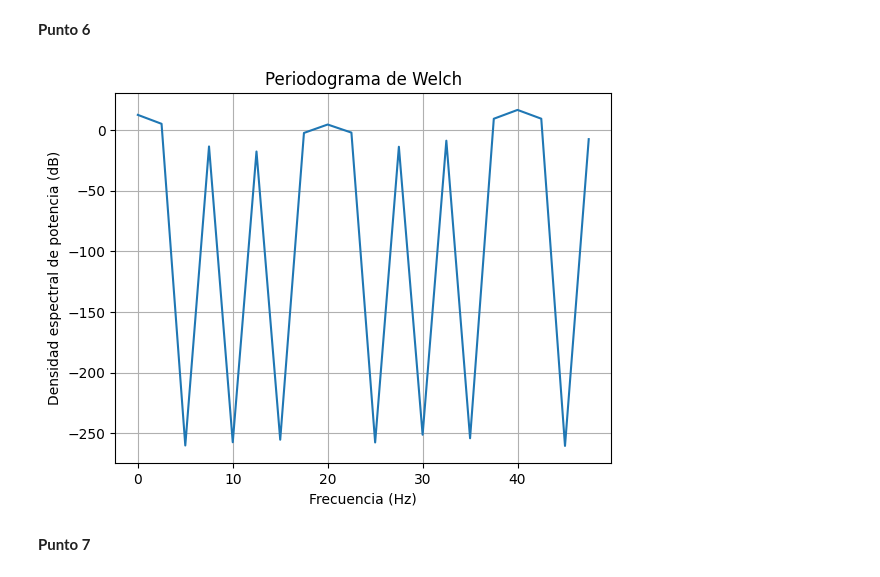
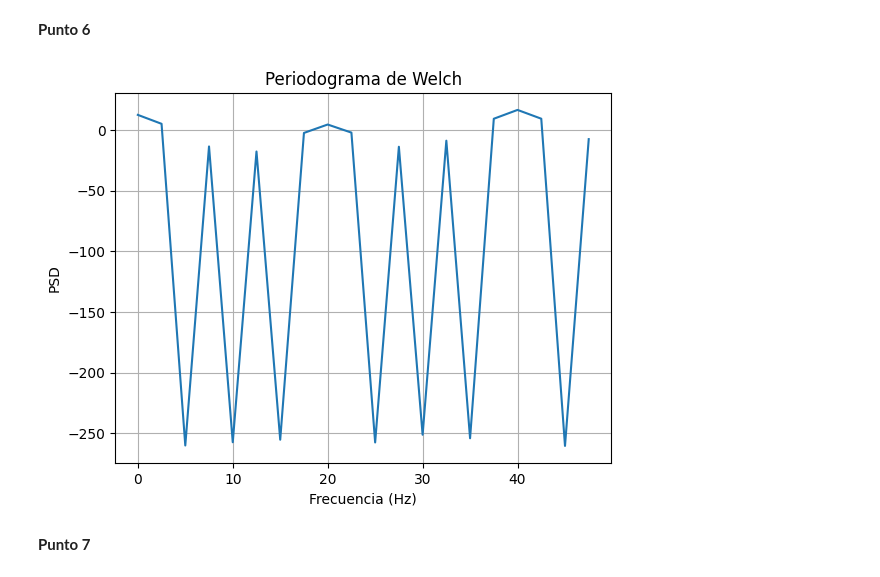
Before and after one commit to marianayarce1224/lab_biosenales, a Jupyter notebook: AnaMariaSeguro/Parcial_AnaMSeguro.ipynb, the cells around one changed output. Drawn from its saved outputs; the diff is of its cells as text; code cells hidden in the pictures.

```diff
--- a/AnaMariaSeguro/Parcial_AnaMSeguro.ipynb
+++ b/AnaMariaSeguro/Parcial_AnaMSeguro.ipynb
@@ -4,20 +4,18 @@
 **Punto 4**
 # %%
 import numpy as np
-import matplotlib.pyplot as plt
+import pandas as pd
 
+a = 7
+k = 2*(a+1)
 f = [20, 40]
-T_senal = 1/f[0] #El periodo de la señal x se define con la frecuencia menor
+fs = max(f)*2 + 20
+Ts = 1 / fs
+t = np.arange(0, 10, Ts)
 
-fs_adecuada = max(f)**2
-t = np.arange(0, T_senal + 1/fs_adecuada, 1/fs_adecuada)
-k = 16
+x_t = 4*np.sin(40*np.pi*t + np.pi/4) + k*np.cos(80*np.pi*t) + 5
 
-x_t = 4 * np.sin(40*np.pi*t + np.pi/4) + k*np.cos(80*np.pi*t) + 5
-
-plt.plot(t, x_t)
-plt.xlabel('Tiempo (s)')
-plt.ylabel('Amplitud')
-plt.title('Señal x(t)')
-plt.show()
+data = {"t (s)": t, "x(t)": x_t}
+muestras = pd.DataFrame(data)
+muestras.head()
 # %% [output]
@@ -50,24 +51,22 @@ def welch_periodogram(x, M, S, w):
 # %% [markdown]
 **Punto 6**
 # %%
-import matplotlib.pyplot as plt
-
 fs = 100
-t = np.arange(0, 10, 1 / fs)
-x = 4 * np.sin(40 * np.pi * t + np.pi / 4) + 16 * np.cos(80 * np.pi * t) + 5
+t = np.arange(0, 10, 1/fs)
+x_t = 4 * np.sin(40*np.pi*t + np.pi/4) + k*np.cos(80*np.pi*t) + 5
 
 M = 40
 S = 20
 w = np.bartlett(M)
 f, Pxx = welch_periodogram(x, M, S, w)
 
 plt.plot(f * fs, 10 * np.log10(Pxx))
 plt.title("Periodograma de Welch")
 plt.xlabel("Frecuencia (Hz)")
 plt.ylabel("PSD")
 plt.grid()
 plt.show()
 # %% [output]
-[figure, old version]
+[figure, new version]
 # %% [markdown]
 **Punto 7**
```
Also changed, not shown: parts of 3 cells of this notebook.
